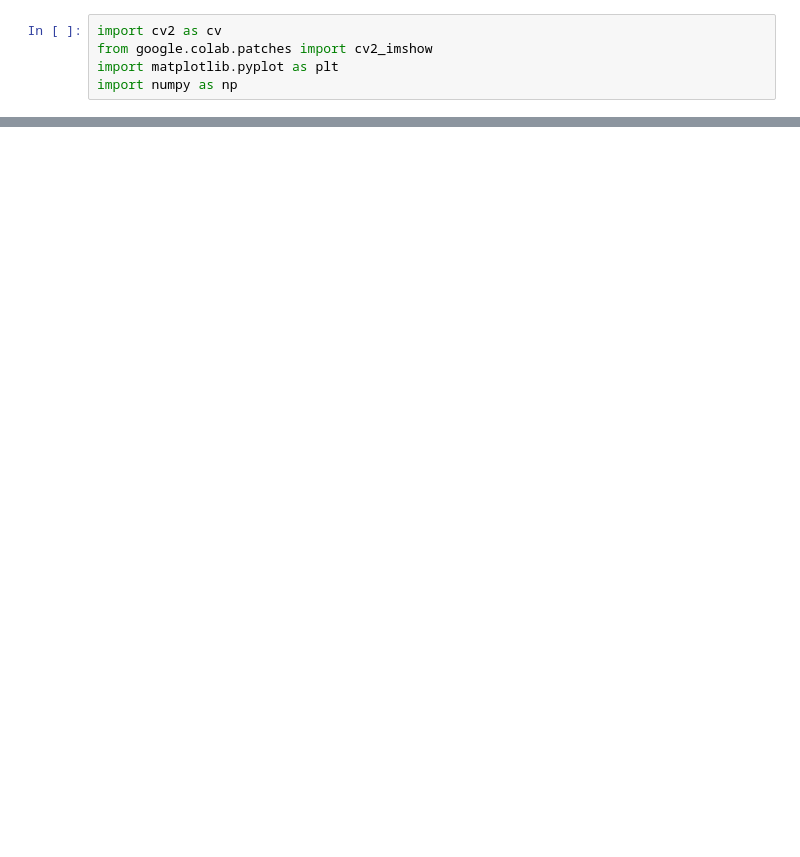
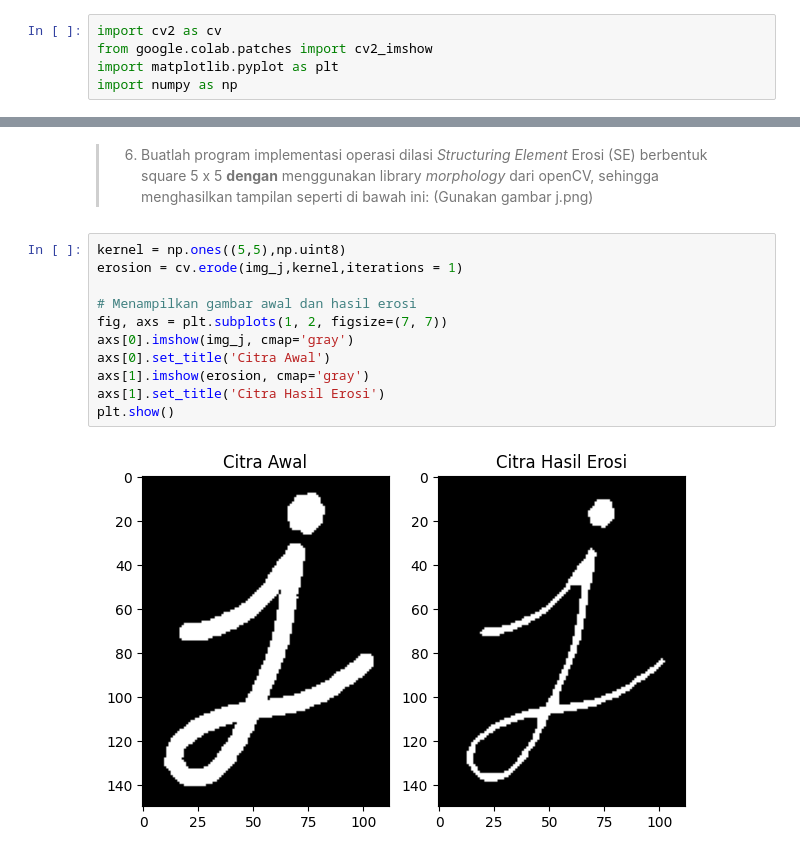
Before and after one commit to raihanhd12/PCVK_Genap_2023, a Jupyter notebook: Minggu 9/Week9.ipynb, the cells around one changed output, grey strips where cells are left out. Saved outputs shown, nothing was run; the diff lists cells and outputs as text; blank space fills up the shorter version.

```diff
--- a/Minggu 9/Week9.ipynb
+++ b/Minggu 9/Week9.ipynb
@@ -129,0 +182,15 @@ Kedua citra berbeda
+# %% [markdown]
+> 6. Buatlah program implementasi operasi dilasi *Structuring Element* Erosi (SE) berbentuk square 5 x 5 **dengan** menggunakan library *morphology* dari openCV, sehingga menghasilkan tampilan seperti di bawah ini: (Gunakan gambar j.png)
+# %%
+kernel = np.ones((5,5),np.uint8)
+erosion = cv.erode(img_j,kernel,iterations = 1)
+
+# Menampilkan gambar awal dan hasil erosi
+fig, axs = plt.subplots(1, 2, figsize=(7, 7))
+axs[0].imshow(img_j, cmap='gray')
+axs[0].set_title('Citra Awal')
+axs[1].imshow(erosion, cmap='gray')
+axs[1].set_title('Citra Hasil Erosi')
+plt.show()
+# %% [output]
+[figure, added]
```
Also changed, not shown: parts of 28 cells of this notebook.
